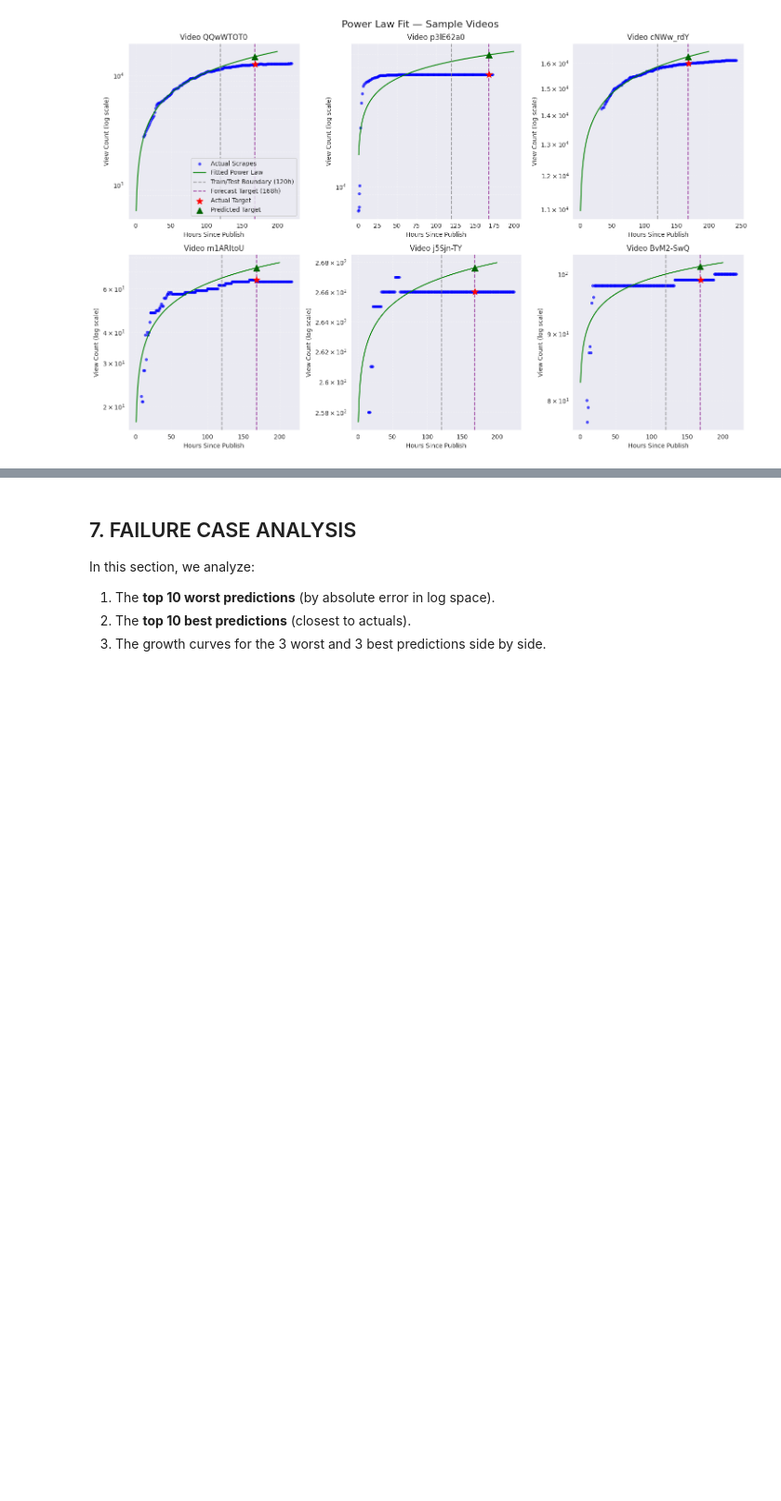
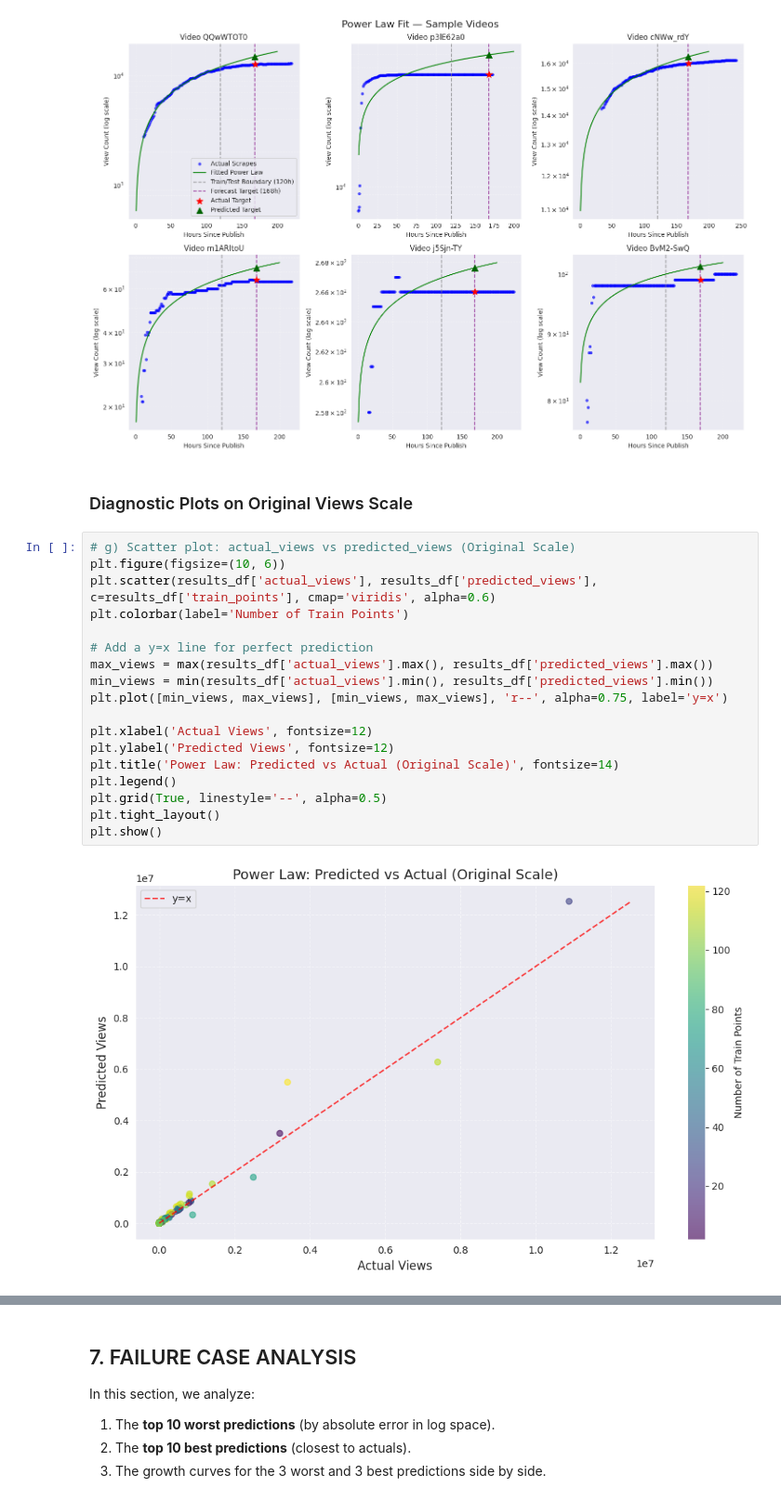
Before and after one commit to Manuja-Ranathunga/TrendCast, a Jupyter notebook: models/power_law_baseline.ipynb, the cells around one changed output, grey strips where cells are left out. Shown at 93% size. Saved outputs shown, nothing was run; the diff lists cells and outputs as text; blank space fills up the shorter version.

Commit message:
Updated power_law baseline model python notebook

```diff
--- a/models/power_law_baseline.ipynb
+++ b/models/power_law_baseline.ipynb
@@ -579,3 +579,25 @@ plt.show()
 [figure]
 [figure]
 [figure]
+# %% [markdown]
+### Diagnostic Plots on Original Views Scale
+# %%
+# g) Scatter plot: actual_views vs predicted_views (Original Scale)
+plt.figure(figsize=(10, 6))
+plt.scatter(results_df['actual_views'], results_df['predicted_views'], c=results_df['train_points'], cmap='viridis', alpha=0.6)
+plt.colorbar(label='Number of Train Points')
+
+# Add a y=x line for perfect prediction
+max_views = max(results_df['actual_views'].max(), results_df['predicted_views'].max())
+min_views = min(results_df['actual_views'].min(), results_df['predicted_views'].min())
+plt.plot([min_views, max_views], [min_views, max_views], 'r--', alpha=0.75, label='y=x')
+
+plt.xlabel('Actual Views', fontsize=12)
+plt.ylabel('Predicted Views', fontsize=12)
+plt.title('Power Law: Predicted vs Actual (Original Scale)', fontsize=14)
+plt.legend()
+plt.grid(True, linestyle='--', alpha=0.5)
+plt.tight_layout()
+plt.show()
+# %% [output]
+[figure, added]
```
Also changed, not shown: parts of 5 cells of this notebook.
